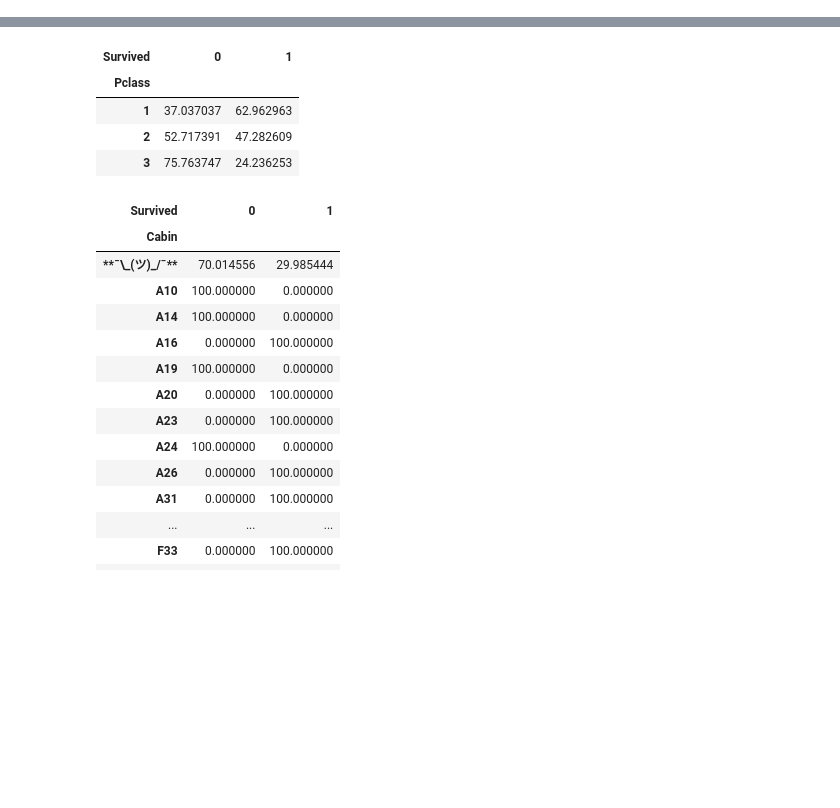
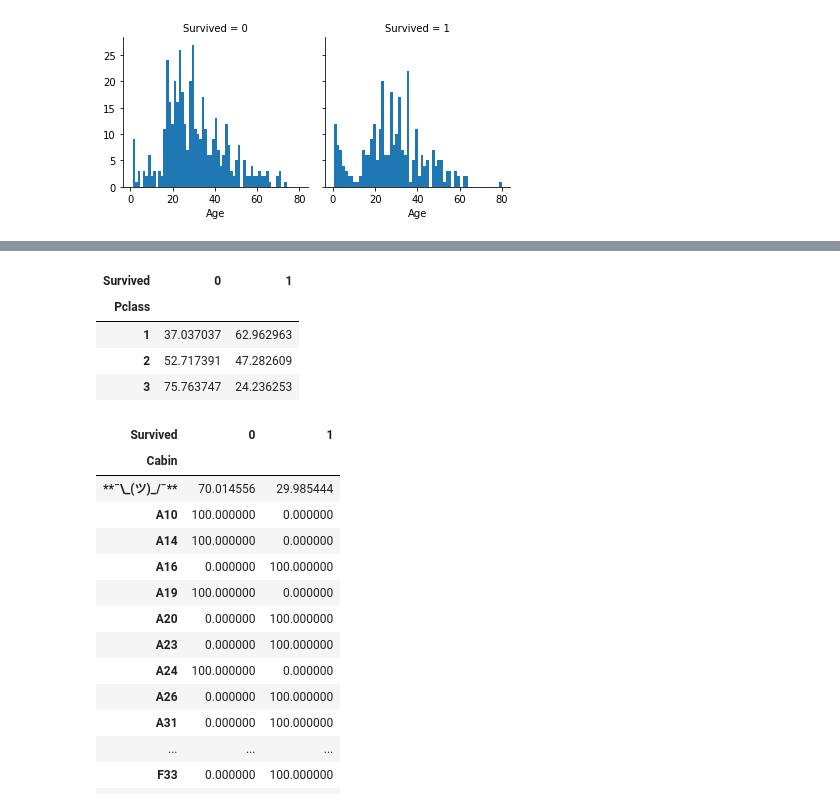
Before and after one commit to fsq2/Titanic, a Jupyter notebook: Titanic.ipynb, the cells around one changed output, grey strips where cells are left out. Drawn from its saved outputs; the diff is of its cells as text; code cells hidden in the pictures; blank space fills up the shorter version.

```diff
--- a/Titanic.ipynb
+++ b/Titanic.ipynb
@@ -123,0 +31,5 @@ print(f'{surviul_rate}%')
+# %%
+g = sns.FacetGrid(titanic, col='Survived')
+g.map(plt.hist, 'Age', bins=60);
+# %% [output]
+[figure, added]
```
Also changed, not shown: parts of 78 cells of this notebook, 2 other files.
